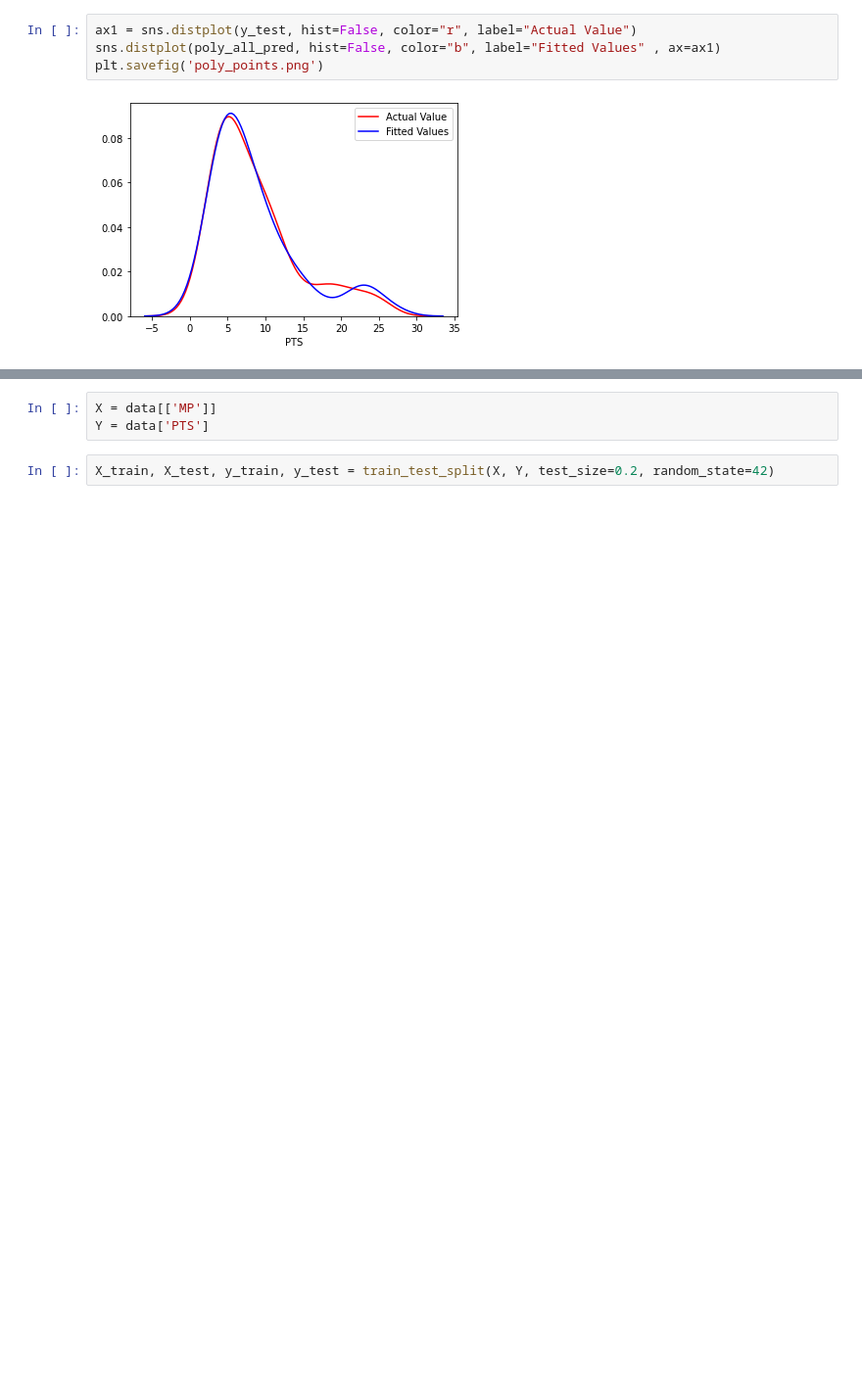
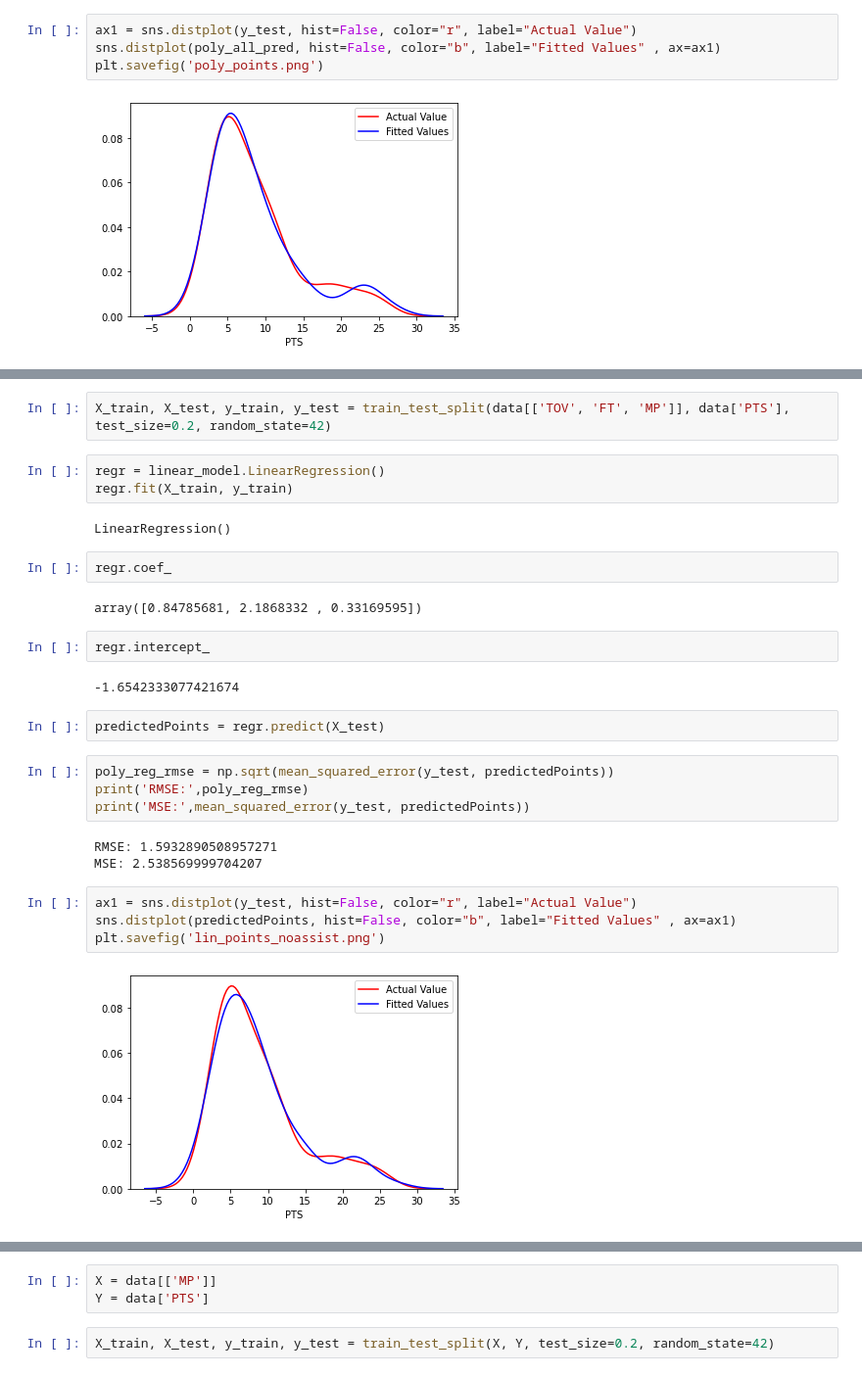
Before and after one commit to MennoCoehoorn/OZNAL, a Jupyter notebook: NBA.ipynb, the cells around one changed output, grey strips where cells are left out. Shown at 98% size. Cells and saved outputs as stored; diff of their text form; blank space fills up the shorter version.

```diff
--- a/NBA.ipynb
+++ b/NBA.ipynb
@@ -900,0 +952,30 @@ Minutes
+# %%
+X_train, X_test, y_train, y_test = train_test_split(data[['TOV', 'FT', 'MP']], data['PTS'], test_size=0.2, random_state=42)
+# %%
+regr = linear_model.LinearRegression()
+regr.fit(X_train, y_train)
+# %% [output]
+LinearRegression()
+# %%
+regr.coef_
+# %% [output]
+array([0.84785681, 2.1868332 , 0.33169595])
+# %%
+regr.intercept_
+# %% [output]
+-1.6542333077421674
+# %%
+predictedPoints = regr.predict(X_test)
+# %%
+poly_reg_rmse = np.sqrt(mean_squared_error(y_test, predictedPoints))
+print('RMSE:',poly_reg_rmse)
+print('MSE:',mean_squared_error(y_test, predictedPoints))
+# %% [output]
+RMSE: 1.5932890508957271
+MSE: 2.538569999704207
+# %%
+ax1 = sns.distplot(y_test, hist=False, color="r", label="Actual Value")
+sns.distplot(predictedPoints, hist=False, color="b", label="Fitted Values" , ax=ax1)
+plt.savefig('lin_points_noassist.png')
+# %% [output]
+[figure, added]
```
Also changed, not shown: parts of 103 cells of this notebook, 14 other files.
